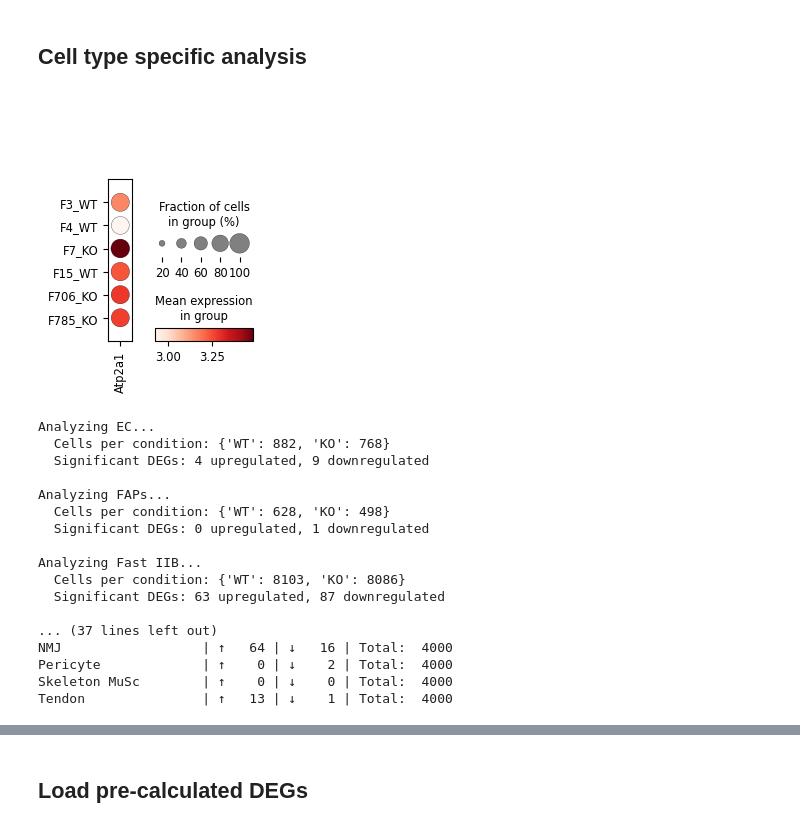
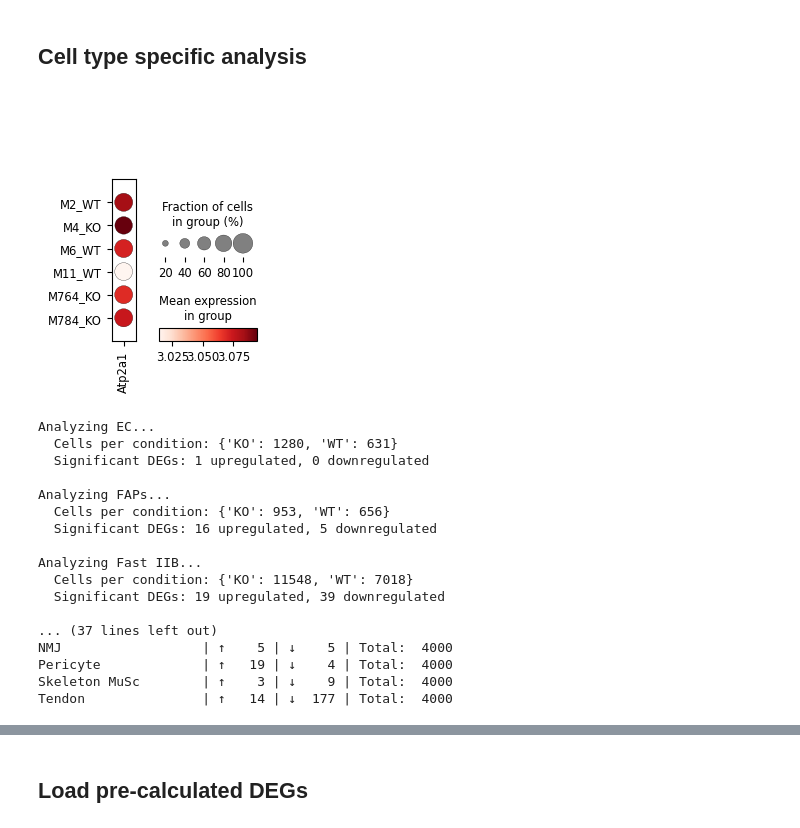
Before and after one commit to akanksha-sachan/TA_muscle_ageing, a Jupyter notebook: py_scripts/DEG_related/DEG_pathway_analysis.ipynb, the cells around one changed output, grey strips where cells are left out. Cells and saved outputs as stored; diff of their text form; code cells hidden in the pictures.

```diff
--- a/py_scripts/DEG_related/DEG_pathway_analysis.ipynb
+++ b/py_scripts/DEG_related/DEG_pathway_analysis.ipynb
@@ -17,7 +17,7 @@ src_dir = os.path.abspath(os.path.join(current_dir, '..', 'src'))
 if src_dir not in sys.path:
     sys.path.append(src_dir)
 
-working_dir = "/ocean/projects/cis240075p/asachan/datasets/TA_muscle/ERCC1_KO_mice/integrated_samples/analysis/female"
+working_dir = "/ocean/projects/cis240075p/asachan/datasets/TA_muscle/ERCC1_KO_mice/integrated_samples/analysis/male"
 # %%
 from deg import *
 # %%
@@ -222,22 +217,22 @@ dna_damage_response = ['Atr', 'Atm', 'Chek1', 'Chek2', 'Trp53', 'Mdm2', 'Cdkn1a'
 # %%
 # check expression of Atp2a1 per sample dotplot
 sc.pl.dotplot(
-    female_adata,
+    male_adata,
     var_names=["Atp2a1"],
     groupby="sample_id"
 )
 # %% [output]
-[figure, old version]
+[figure, new version]
 # %%
 # Run DEG analysis: KO vs WT for each cell type
-cell_types = female_adata.obs['C_scANVI'].cat.categories
+cell_types = male_adata.obs['C_scANVI'].cat.categories
 ko_wt_results = {}
 
 for cell_type in cell_types:
     print(f"\nAnalyzing {cell_type}...")
 
     # Subset to specific cell type
-    adata_subset = female_adata[female_adata.obs['C_scANVI'] == cell_type].copy()
+    adata_subset = male_adata[male_adata.obs['C_scANVI'] == cell_type].copy()
 
     # Check sample sizes
     condition_counts = adata_subset.obs['condition'].value_counts()
@@ -291,22 +286,22 @@ for ct, degs in ko_wt_results.items():
     print(f"{ct:20s} | ↑ {up:4d} | ↓ {down:4d} | Total: {len(degs):5d}")
 # %% [output]
 Analyzing EC...
-  Cells per condition: {'WT': 882, 'KO': 768}
-  Significant DEGs: 4 upregulated, 9 downregulated
+  Cells per condition: {'KO': 1280, 'WT': 631}
+  Significant DEGs: 1 upregulated, 0 downregulated
 
 Analyzing FAPs...
-  Cells per condition: {'WT': 628, 'KO': 498}
-  Significant DEGs: 0 upregulated, 1 downregulated
+  Cells per condition: {'KO': 953, 'WT': 656}
+  Significant DEGs: 16 upregulated, 5 downregulated
 
 Analyzing Fast IIB...
-  Cells per condition: {'WT': 8103, 'KO': 8086}
-  Significant DEGs: 63 upregulated, 87 downregulated
+  Cells per condition: {'KO': 11548, 'WT': 7018}
+  Significant DEGs: 19 upregulated, 39 downregulated
 
 ... (37 lines left out)
-NMJ                  | ↑   64 | ↓   16 | Total:  4000
-Pericyte             | ↑    0 | ↓    2 | Total:  4000
-Skeleton MuSc        | ↑    0 | ↓    0 | Total:  4000
-Tendon               | ↑   13 | ↓    1 | Total:  4000
+NMJ                  | ↑    5 | ↓    5 | Total:  4000
+Pericyte             | ↑   19 | ↓    4 | Total:  4000
+Skeleton MuSc        | ↑    3 | ↓    9 | Total:  4000
+Tendon               | ↑   14 | ↓  177 | Total:  4000
 # %%
 # Generate volcano plots for all cell types
 print("\nGenerating volcano plots...")
```
Also changed, not shown: parts of 11 cells of this notebook, 1 other file.
